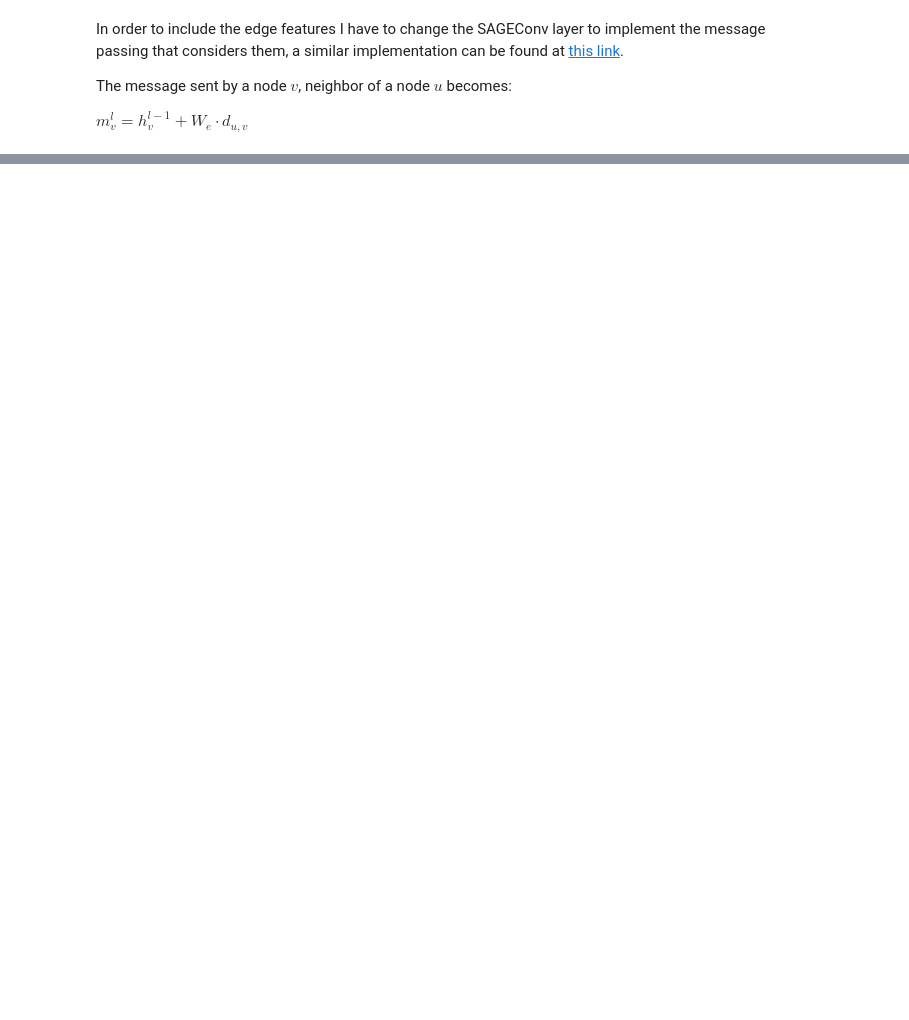
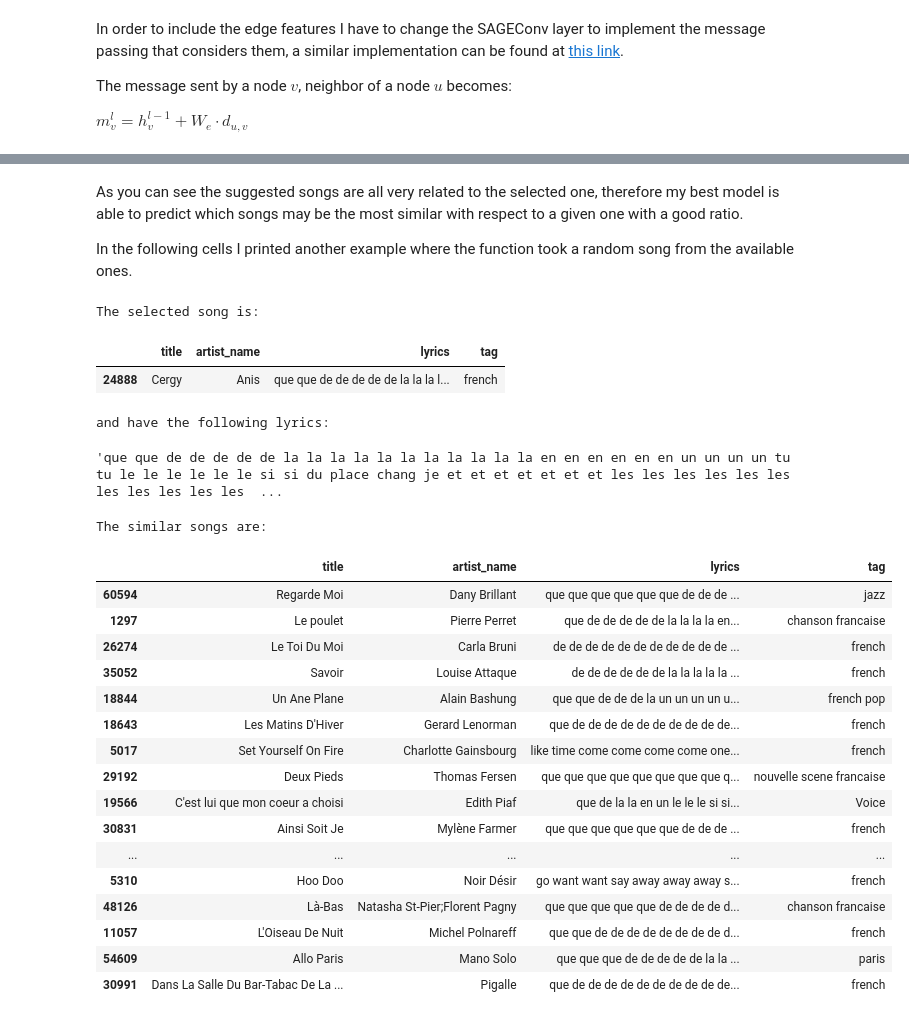
Before and after one commit to DanieleMorotti/Songs-recommendation-from-lyrics, a Jupyter notebook: songs_lyrics_GNN.ipynb, the cells around one changed output, grey strips where cells are left out. Cells and saved outputs as stored; diff of their text form; code cells hidden in the pictures; blank space fills up the shorter version.

```diff
--- a/songs_lyrics_GNN.ipynb
+++ b/songs_lyrics_GNN.ipynb
@@ -1684,0 +1733,38 @@ The results for the recall@20:
+# %% [markdown]
+As you can see the suggested songs are all very related to the selected one, therefore my best model is able to predict which songs may be the most similar with respect to a given one with a good ratio.
+
+In the following cells I printed another example where the function took a random song from the available ones.
+# %%
+test_song, sim_songs = test_suggestions(model, predictor, emb, adj_t, val_data,
+                                        20, reduced_df, core_to_old_id)
+# %%
+print("The selected song is:")
+display(test_song.loc[:,['title', 'artist_name', 'lyrics', 'tag']])
+print("\nand have the following lyrics:\n")
+display(test_song.lyrics.item())
+print("\nThe similar songs are:")
+display(sim_songs.loc[:,['title', 'artist_name', 'lyrics', 'tag']])
+# %% [output]
+The selected song is:
+|  | title | artist_name | lyrics | tag |
+| 24888 | Cergy | Anis | que que de de de de de la la la l... | french |
+and have the following lyrics:
+'que que de de de de de la la la la la la la la la la la en en en en en en un un un un tu tu le le le le le le si si du place chang je et et et et et et et les les les les les les les les les les les  ...
+The similar songs are:
+|  | title | artist_name | lyrics | tag |
+| 60594 | Regarde Moi | Dany Brillant | que que que que que que de de de ... | jazz |
+| 1297 | Le poulet | Pierre Perret | que de de de de de la la la la en... | chanson francaise |
+| 26274 | Le Toi Du Moi | Carla Bruni | de de de de de de de de de de de ... | french |
+| 35052 | Savoir | Louise Attaque | de de de de de de la la la la la ... | french |
+| 18844 | Un Ane Plane | Alain Bashung | que que de de de la un un un un u... | french pop |
+| 18643 | Les Matins D'Hiver | Gerard Lenorman | que de de de de de de de de de de... | french |
+| 5017 | Set Yourself On Fire | Charlotte Gainsbourg | like time come come come come one... | french |
+| 29192 | Deux Pieds | Thomas Fersen | que que que que que que que que q... | nouvelle scene francaise |
+| 19566 | C'est lui que mon coeur a choisi | Edith Piaf | que de la la en un le le le si si... | Voice |
+| 30831 | Ainsi Soit Je | Mylène Farmer | que que que que que que de de de ... | french |
+| ... | ... | ... | ... | ... |
+| 5310 | Hoo Doo | Noir Désir | go want want say away away away s... | french |
+| 48126 | Là-Bas | Natasha St-Pier;Florent Pagny | que que que que que de de de de d... | chanson francaise |
+| 11057 | L'Oiseau De Nuit | Michel Polnareff | que que de de de de de de de de d... | french |
+| 54609 | Allo Paris | Mano Solo | que que que de de de de de la la ... | paris |
+| 30991 | Dans La Salle Du Bar-Tabac De La ... | Pigalle | que de de de de de de de de de de... | french |
```
Also changed, not shown: parts of 68 cells of this notebook.
